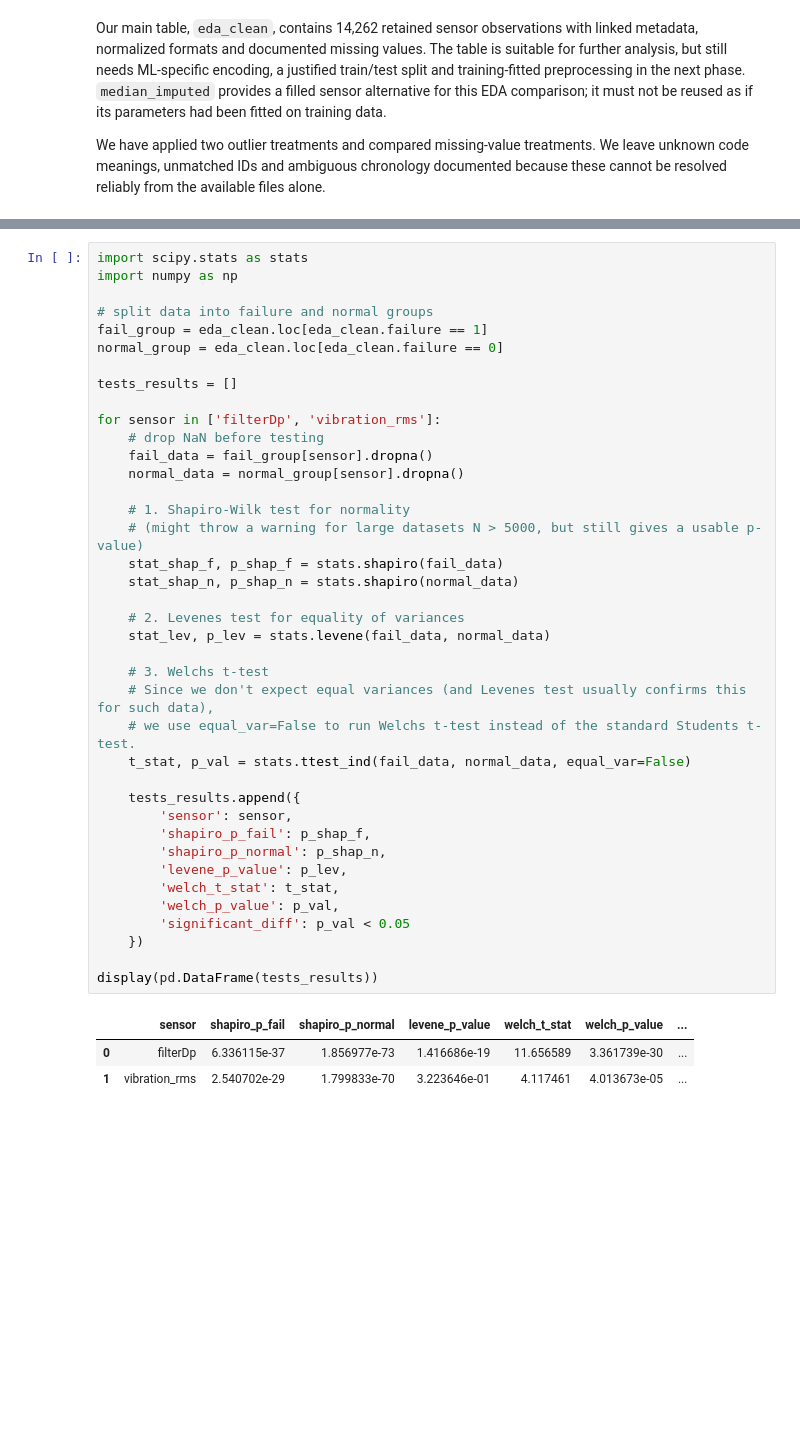
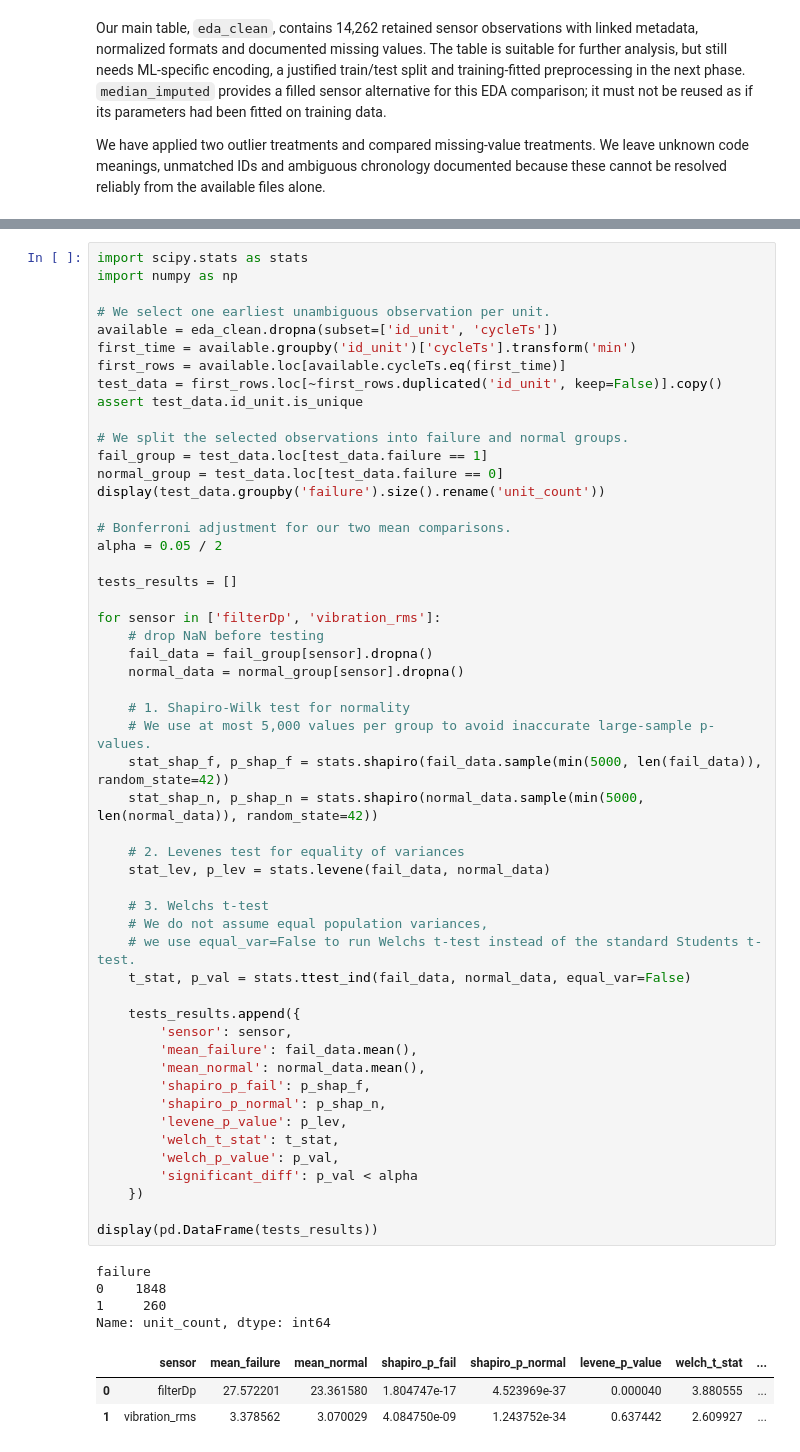
Before and after one commit to moahoukau/IAU-FIIT, a Jupyter notebook: zadanie.ipynb, the cells around one changed output, grey strips where cells are left out. Saved outputs shown, nothing was run; the diff lists cells and outputs as text; blank space fills up the shorter version.

```diff
--- a/zadanie.ipynb
+++ b/zadanie.ipynb
@@ -1237,43 +1239,60 @@ Before jumping into the t-test, we should check for normality (Shapiro-Wilk test
 import scipy.stats as stats
 import numpy as np
 
-# split data into failure and normal groups
-fail_group = eda_clean.loc[eda_clean.failure == 1]
-normal_group = eda_clean.loc[eda_clean.failure == 0]
+# We select one earliest unambiguous observation per unit.
+available = eda_clean.dropna(subset=['id_unit', 'cycleTs'])
+first_time = available.groupby('id_unit')['cycleTs'].transform('min')
+first_rows = available.loc[available.cycleTs.eq(first_time)]
+test_data = first_rows.loc[~first_rows.duplicated('id_unit', keep=False)].copy()
+assert test_data.id_unit.is_unique
+
+# We split the selected observations into failure and normal groups.
+fail_group = test_data.loc[test_data.failure == 1]
+normal_group = test_data.loc[test_data.failure == 0]
+display(test_data.groupby('failure').size().rename('unit_count'))
+
+# Bonferroni adjustment for our two mean comparisons.
+alpha = 0.05 / 2
 
 tests_results = []
 
 for sensor in ['filterDp', 'vibration_rms']:
     # drop NaN before testing
     fail_data = fail_group[sensor].dropna()
     normal_data = normal_group[sensor].dropna()
 
     # 1. Shapiro-Wilk test for normality
-    # (might throw a warning for large datasets N > 5000, but still gives a usable p-value)
-    stat_shap_f, p_shap_f = stats.shapiro(fail_data)
-    stat_shap_n, p_shap_n = stats.shapiro(normal_data)
+    # We use at most 5,000 values per group to avoid inaccurate large-sample p-values.
+    stat_shap_f, p_shap_f = stats.shapiro(fail_data.sample(min(5000, len(fail_data)), random_state=42))
+    stat_shap_n, p_shap_n = stats.shapiro(normal_data.sample(min(5000, len(normal_data)), random_state=42))
 
     # 2. Levenes test for equality of variances
     stat_lev, p_lev = stats.levene(fail_data, normal_data)
 
     # 3. Welchs t-test
-    # Since we don't expect equal variances (and Levenes test usually confirms this for such data),
+    # We do not assume equal population variances,
     # we use equal_var=False to run Welchs t-test instead of the standard Students t-test.
     t_stat, p_val = stats.ttest_ind(fail_data, normal_data, equal_var=False)
 
     tests_results.append({
         'sensor': sensor,
+        'mean_failure': fail_data.mean(),
+        'mean_normal': normal_data.mean(),
         'shapiro_p_fail': p_shap_f,
         'shapiro_p_normal': p_shap_n,
         'levene_p_value': p_lev,
         'welch_t_stat': t_stat,
         'welch_p_value': p_val,
-        'significant_diff': p_val < 0.05
+        'significant_diff': p_val < alpha
     })
 
 display(pd.DataFrame(tests_results))
 # %% [output]
+failure
+0    1848
+1     260
+Name: unit_count, dtype: int64
-|  | sensor | shapiro_p_fail | shapiro_p_normal | levene_p_value | welch_t_stat | welch_p_value | ... |
-| 0 | filterDp | 6.336115e-37 | 1.856977e-73 | 1.416686e-19 | 11.656589 | 3.361739e-30 | ... |
-| 1 | vibration_rms | 2.540702e-29 | 1.799833e-70 | 3.223646e-01 | 4.117461 | 4.013673e-05 | ... |
+|  | sensor | mean_failure | mean_normal | shapiro_p_fail | shapiro_p_normal | levene_p_value | welch_t_stat | ... |
+| 0 | filterDp | 27.572201 | 23.361580 | 1.804747e-17 | 4.523969e-37 | 0.000040 | 3.880555 | ... |
+| 1 | vibration_rms | 3.378562 | 3.070029 | 4.084750e-09 | 1.243752e-34 | 0.637442 | 2.609927 | ... |
 # %% [markdown]
```
Also changed, not shown: parts of 8 cells of this notebook.
